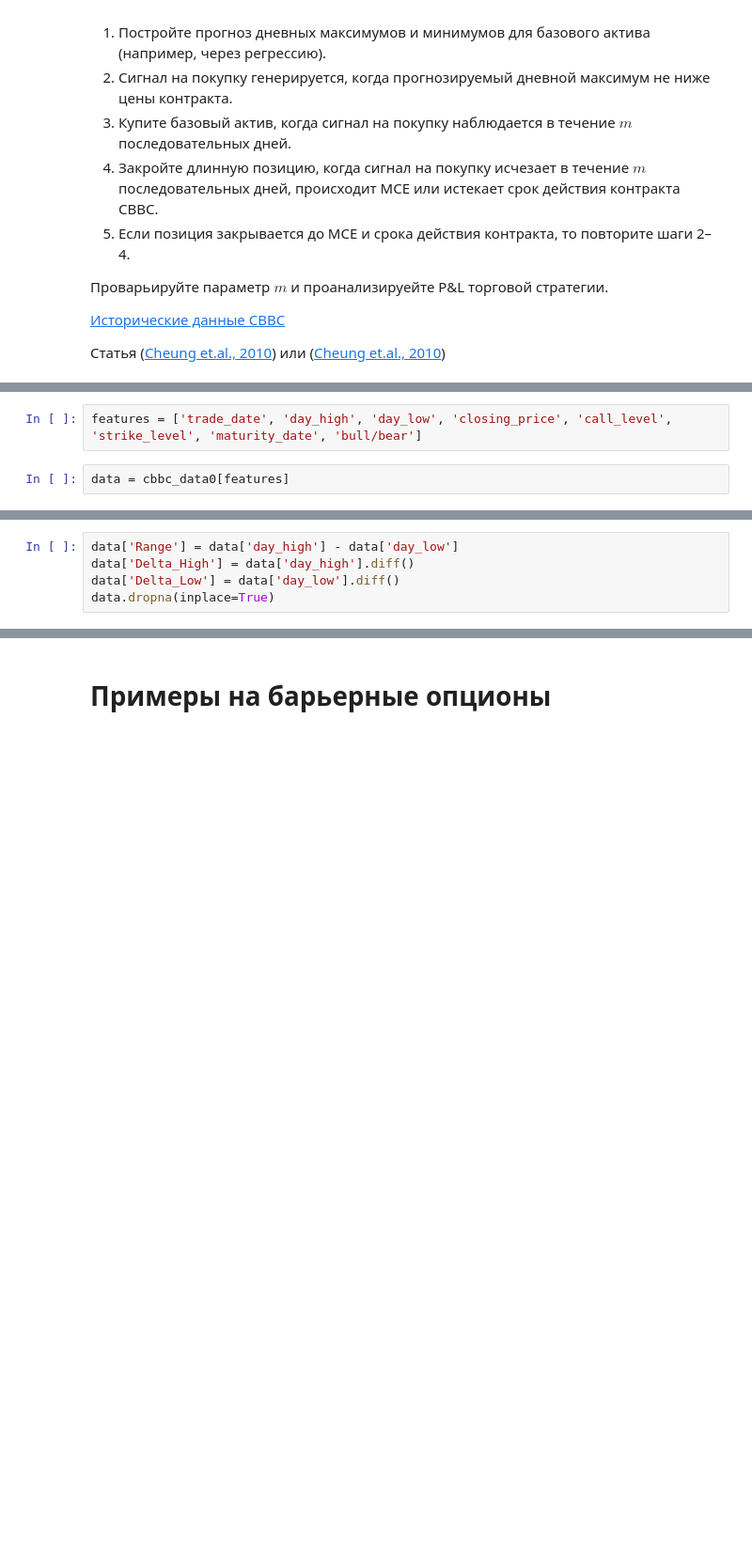
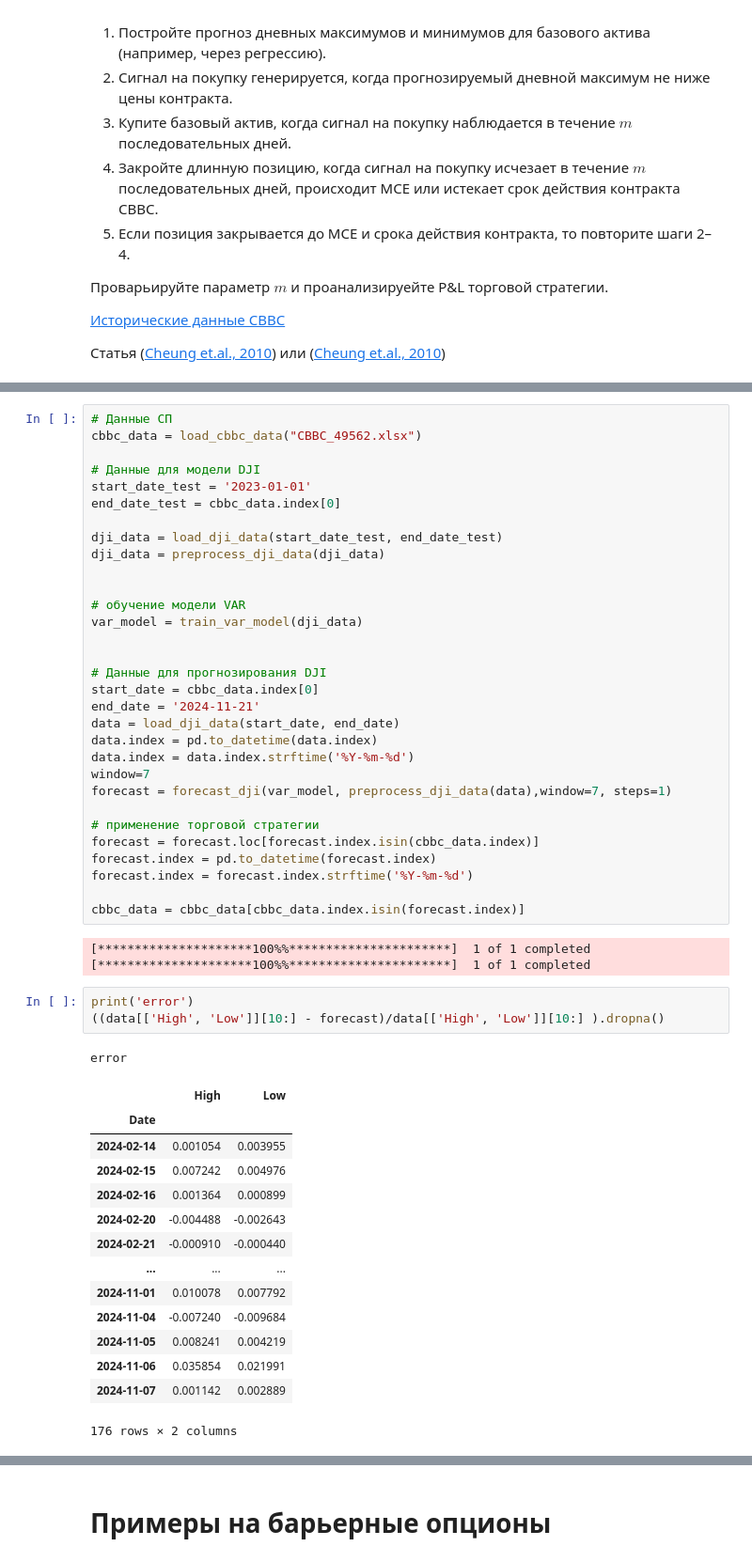
Before and after one commit to vADALVv/Hybrid_and_structural_financial_instruments, a Jupyter notebook: lab_2b_GSFP.ipynb, the cells around one changed output, grey strips where cells are left out. Shown at 94% size. Drawn from its saved outputs; the diff is of its cells as text; blank space fills up the shorter version.

```diff
--- a/lab_2b_GSFP.ipynb
+++ b/lab_2b_GSFP.ipynb
@@ -614,4 +595,0 @@ Index(['trade_date', 'no._of_cbbc_bought', 'average_price', 'no._of_cbbc_sold',
-# %%
-features = ['trade_date', 'day_high', 'day_low', 'closing_price', 'call_level', 'strike_level', 'maturity_date', 'bull/bear']
-# %%
-data = cbbc_data0[features]
@@ -634,5 +595,0 @@ data
-# %%
-data['Range'] = data['day_high'] - data['day_low']
-data['Delta_High'] = data['day_high'].diff()
-data['Delta_Low'] = data['day_low'].diff()
-data.dropna(inplace=True)
@@ -654,0 +706,53 @@ data
+# %%
+# Данные СП
+cbbc_data = load_cbbc_data("CBBC_49562.xlsx")
+
+# Данные для модели DJI
+start_date_test = '2023-01-01'
+end_date_test = cbbc_data.index[0]
+
+dji_data = load_dji_data(start_date_test, end_date_test)
+dji_data = preprocess_dji_data(dji_data)
+
+
+# обучение модели VAR
+var_model = train_var_model(dji_data)
+
+
+# Данные для прогнозирования DJI
+start_date = cbbc_data.index[0]
+end_date = '2024-11-21'
+data = load_dji_data(start_date, end_date)
+data.index = pd.to_datetime(data.index)
+data.index = data.index.strftime('%Y-%m-%d')
+window=7
+forecast = forecast_dji(var_model, preprocess_dji_data(data),window=7, steps=1)
+
+# применение торговой стратегии
+forecast = forecast.loc[forecast.index.isin(cbbc_data.index)]
+forecast.index = pd.to_datetime(forecast.index)
+forecast.index = forecast.index.strftime('%Y-%m-%d')
+
+cbbc_data = cbbc_data[cbbc_data.index.isin(forecast.index)]
+# %% [output]
+[*********************100%%**********************]  1 of 1 completed
+[*********************100%%**********************]  1 of 1 completed
+# %%
+print('error')
+((data[['High', 'Low']][10:] - forecast)/data[['High', 'Low']][10:] ).dropna()
+# %% [output]
+error
+|  | High | Low |
+| Date |  |  |
+| 2024-02-14 | 0.001054 | 0.003955 |
+| 2024-02-15 | 0.007242 | 0.004976 |
+| 2024-02-16 | 0.001364 | 0.000899 |
+| 2024-02-20 | -0.004488 | -0.002643 |
+| 2024-02-21 | -0.000910 | -0.000440 |
+| ... | ... | ... |
+| 2024-11-01 | 0.010078 | 0.007792 |
+| 2024-11-04 | -0.007240 | -0.009684 |
+| 2024-11-05 | 0.008241 | 0.004219 |
+| 2024-11-06 | 0.035854 | 0.021991 |
+| 2024-11-07 | 0.001142 | 0.002889 |
+176 rows × 2 columns
```
Also changed, not shown: parts of 14 cells of this notebook.
